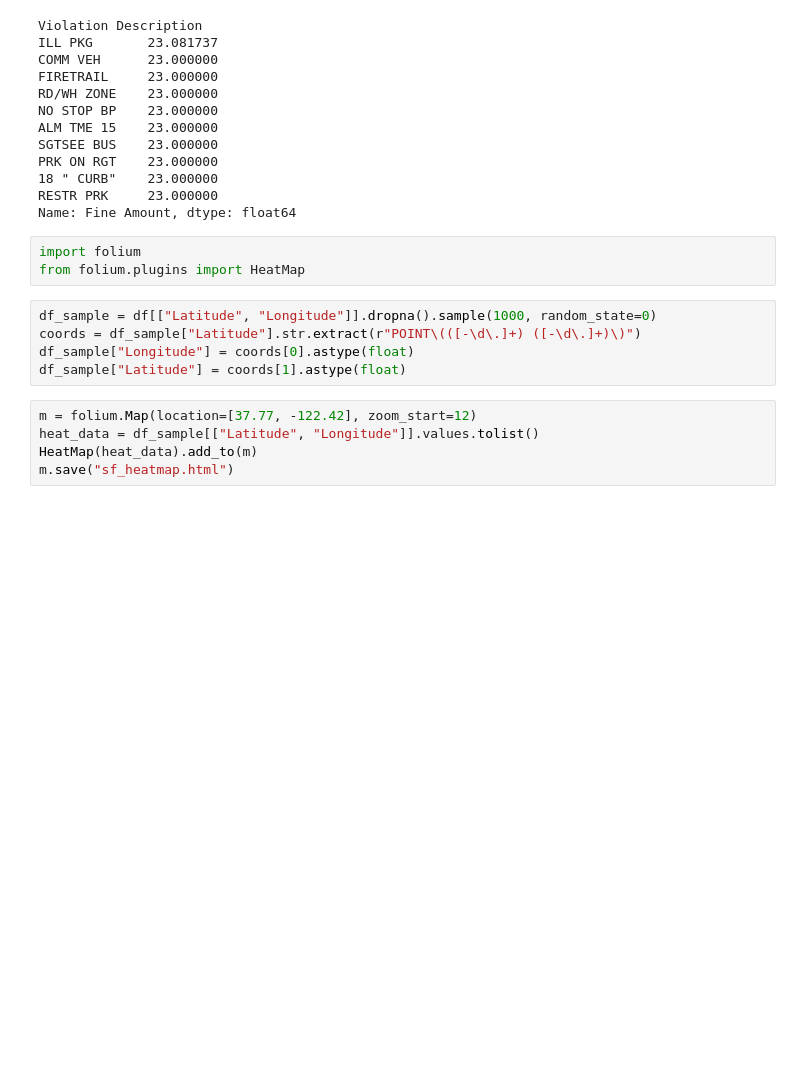
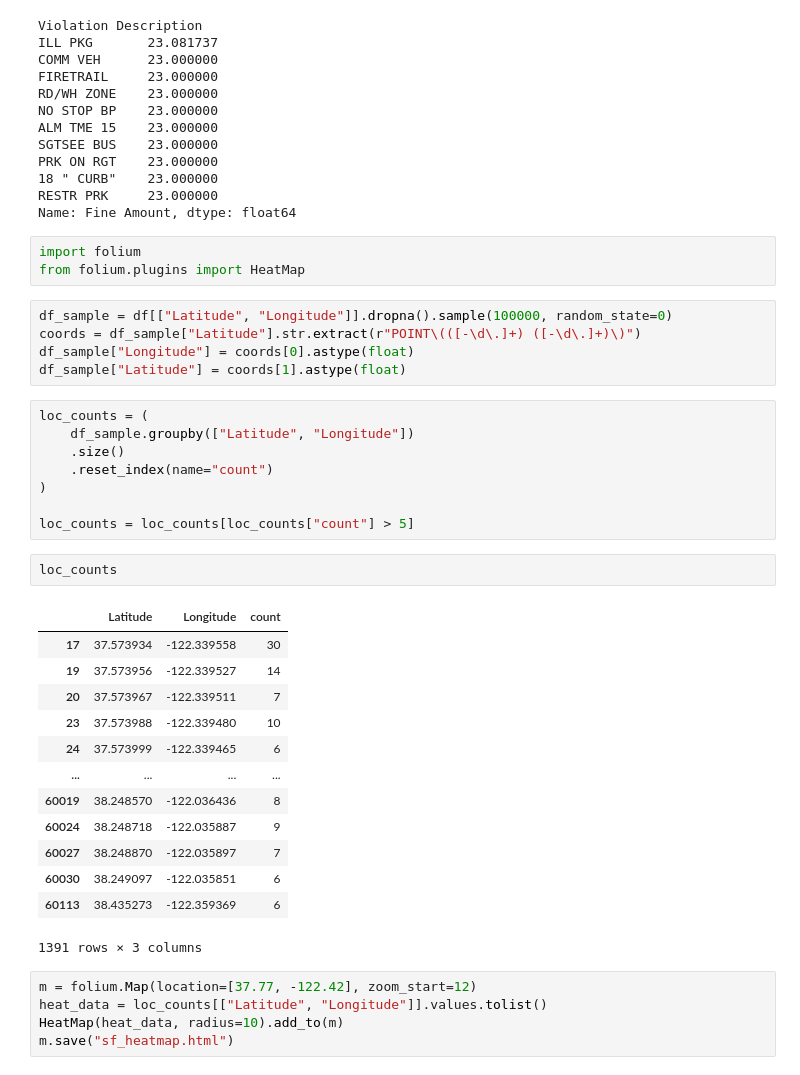
Before and after one commit to sjsu-cs122-s26/ZeninClan-sf-parking-citation-analysis, a Jupyter notebook: notebooks/final.ipynb, the cells around one changed output. Cells and saved outputs as stored; diff of their text form; blank space fills up the shorter version.

```diff
--- a/notebooks/final.ipynb
+++ b/notebooks/final.ipynb
@@ -474,12 +474,36 @@ Name: Fine Amount, dtype: float64
 import folium
 from folium.plugins import HeatMap
 # %%
-df_sample = df[["Latitude", "Longitude"]].dropna().sample(1000, random_state=0)
+df_sample = df[["Latitude", "Longitude"]].dropna().sample(100000, random_state=0)
 coords = df_sample["Latitude"].str.extract(r"POINT\(([-\d\.]+) ([-\d\.]+)\)")
 df_sample["Longitude"] = coords[0].astype(float)
 df_sample["Latitude"] = coords[1].astype(float)
+# %%
+loc_counts = (
+    df_sample.groupby(["Latitude", "Longitude"])
+    .size()
+    .reset_index(name="count")
+)
+
+loc_counts = loc_counts[loc_counts["count"] > 5]
+# %%
+loc_counts
+# %% [output]
+|  | Latitude | Longitude | count |
+| 17 | 37.573934 | -122.339558 | 30 |
+| 19 | 37.573956 | -122.339527 | 14 |
+| 20 | 37.573967 | -122.339511 | 7 |
+| 23 | 37.573988 | -122.339480 | 10 |
+| 24 | 37.573999 | -122.339465 | 6 |
+| ... | ... | ... | ... |
+| 60019 | 38.248570 | -122.036436 | 8 |
+| 60024 | 38.248718 | -122.035887 | 9 |
+| 60027 | 38.248870 | -122.035897 | 7 |
+| 60030 | 38.249097 | -122.035851 | 6 |
+| 60113 | 38.435273 | -122.359369 | 6 |
+1391 rows × 3 columns
 # %%
 m = folium.Map(location=[37.77, -122.42], zoom_start=12)
-heat_data = df_sample[["Latitude", "Longitude"]].values.tolist()
-HeatMap(heat_data).add_to(m)
+heat_data = loc_counts[["Latitude", "Longitude"]].values.tolist()
+HeatMap(heat_data, radius=10).add_to(m)
 m.save("sf_heatmap.html")
```
Also changed, not shown: parts of 1 cell of this notebook.
